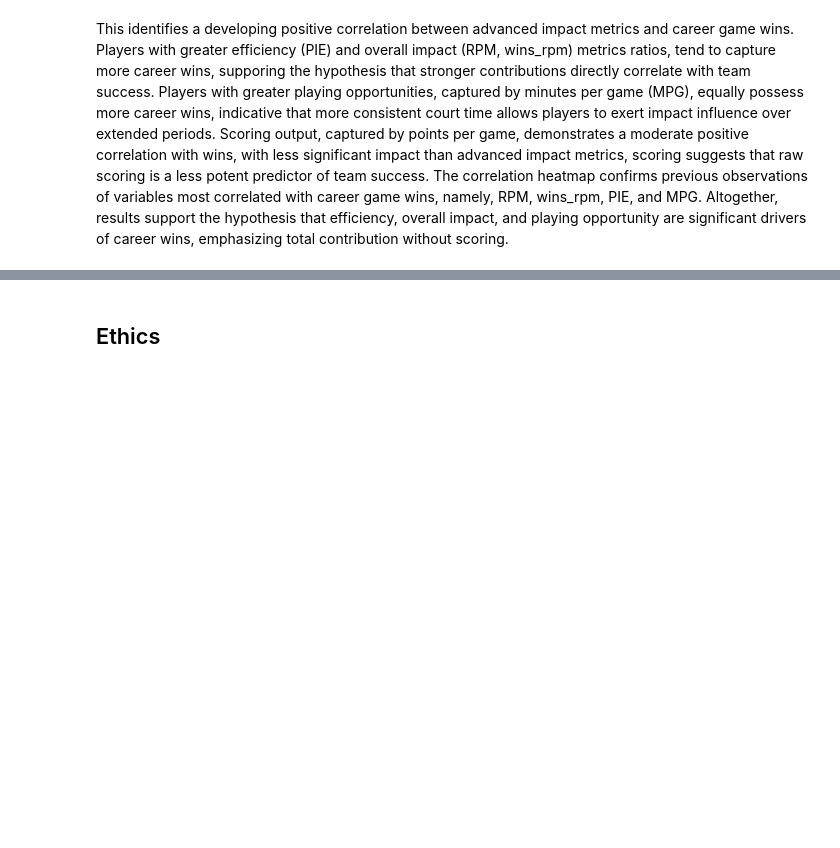
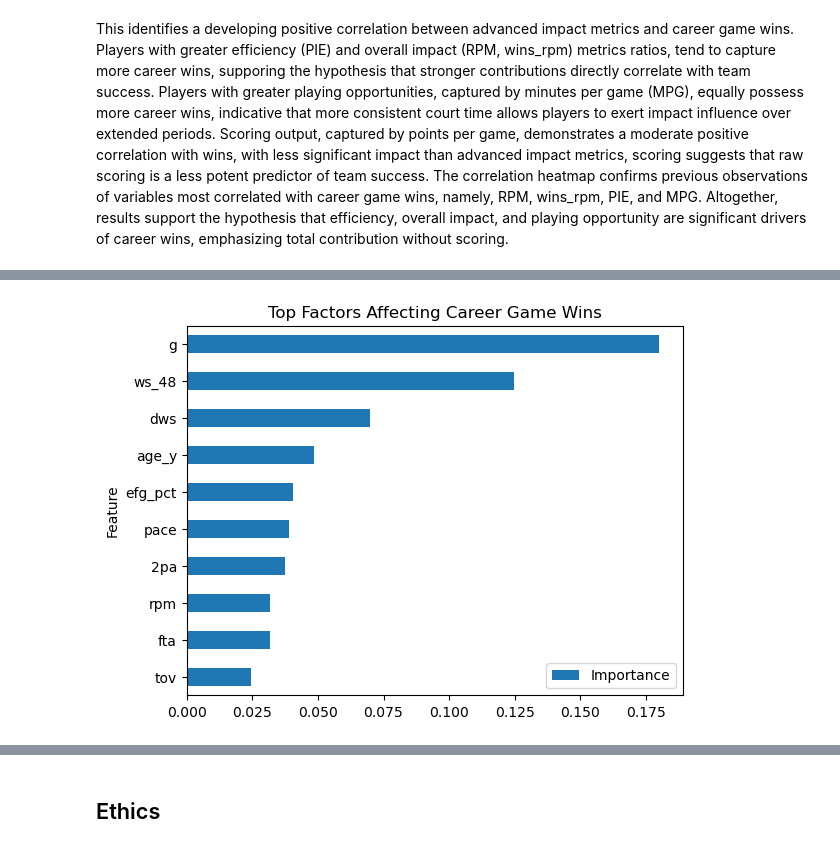
Before and after one commit to COGS108/Group122_WI26, a Jupyter notebook: 03-FinalProject.ipynb, the cells around one changed output, grey strips where cells are left out. Drawn from its saved outputs; the diff is of its cells as text; code cells hidden in the pictures; blank space fills up the shorter version.

Commit message:
XG Boost implementation and some Conclusion tweaks for XGBoost

```diff
--- a/03-FinalProject.ipynb
+++ b/03-FinalProject.ipynb
@@ -376,0 +493,19 @@ This identifies a developing positive correlation between advanced impact metric
+# %%
+from sklearn.model_selection import train_test_split
+
+X_train, X_test, y_train, y_test = train_test_split(
+    X, y, test_size=0.2, random_state=42
+)
+# %%
+# Install XGBoost and Implement parameters
+!pip install xgboost
+from xgboost import XGBRegressor
+
+model = XGBRegressor(
+    n_estimators=100,
+    max_depth=4,
+    learning_rate=0.1,
+    random_state=42
+)
+
+model.fit(X_train, y_train)
@@ -376,0 +548,13 @@ This identifies a developing positive correlation between advanced impact metric
+# %%
+import pandas as pd
+
+# Identify the most important features to predict wins (higher number means higher importance)
+importance = model.feature_importances_
+
+# Creates a DataFrame of the rankings of importances for each feature
+feature_importance = pd.DataFrame({
+    "Feature": X.columns,
+    "Importance": importance
+}).sort_values(by="Importance", ascending=False)
+
+feature_importance.head(10)
@@ -376,0 +573,13 @@ This identifies a developing positive correlation between advanced impact metric
+# %%
+import matplotlib.pyplot as plt
+
+# Creates a bar graph to compare rates of importance among the features
+feature_importance.head(10).plot(
+    kind="barh", x="Feature", y="Importance"
+)
+
+plt.gca().invert_yaxis()
+plt.title("Top Factors Affecting Career Game Wins")
+plt.show()
+# %% [output]
+[figure, added]
```
Also changed, not shown: parts of 16 cells of this notebook.
